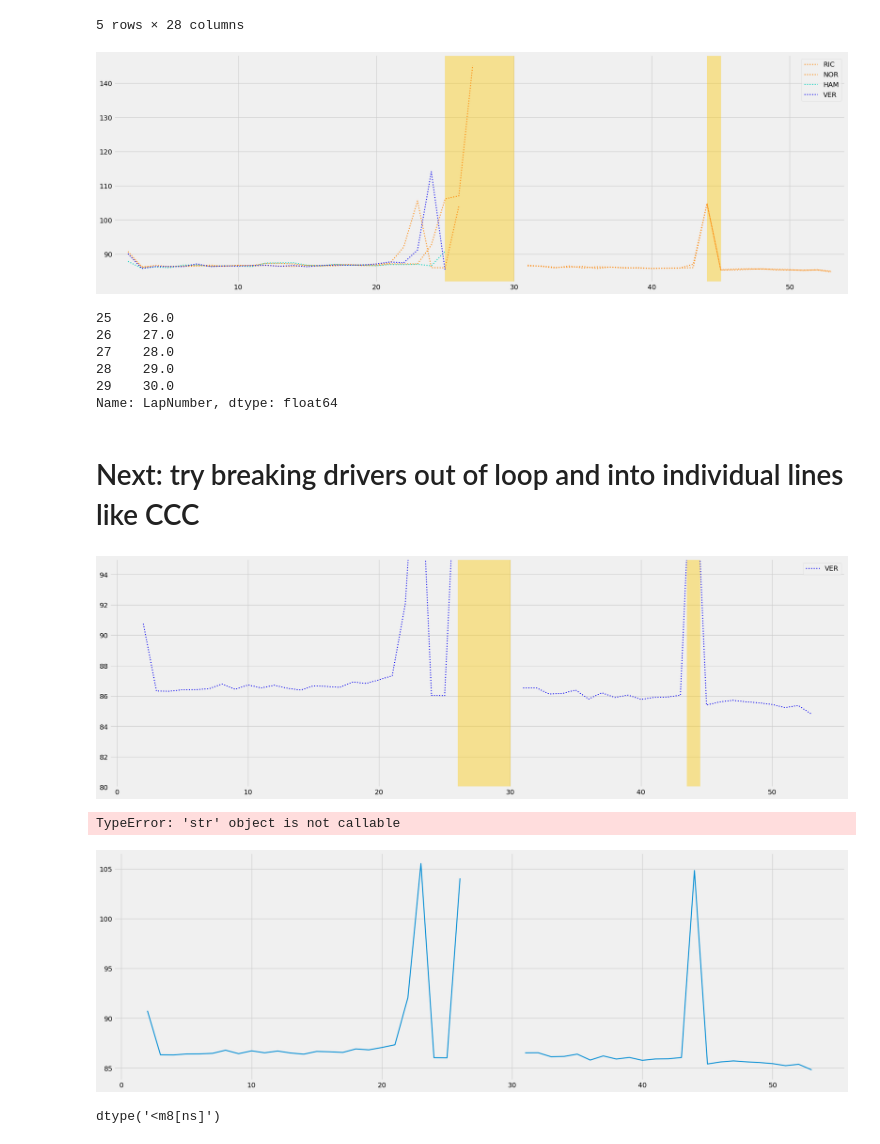
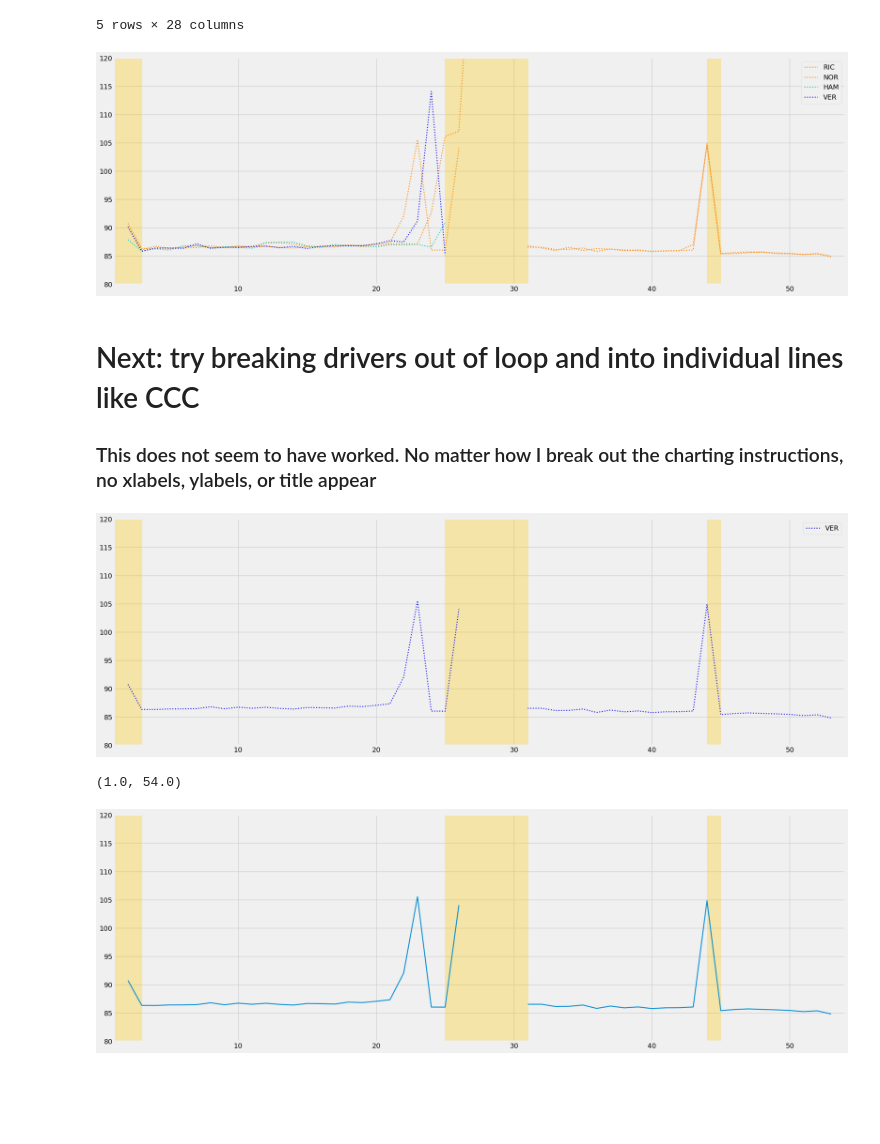
Before and after one commit to orderlogicmachine/f1-pace-analysis, a Jupyter notebook: main.ipynb, the cells around one changed output. Drawn from its saved outputs; the diff is of its cells as text; code cells hidden in the pictures; blank space fills up the shorter version.

```diff
--- a/main.ipynb
+++ b/main.ipynb
@@ -68,9 +68,10 @@ visualized_teams = []
 # sc_laps = laps_driver_1.loc[laps_driver_1['TrackStatus']] == '4'
 # %%
 sc_yellow = '#ffca00'
-sc_laps = laps_driver_1.pick_track_status('4', how="contains")
-sc_laps.join(laps_driver_1.pick_track_status('6', how="contains"))
-# plt.style.use('fivethirtyeight')
+sc_laps_1 = laps_driver_1.pick_track_status('4', how="contains")
+sc_laps_2 = laps_driver_1.pick_track_status('6', how='contains')
+
+plt.style.use('fivethirtyeight')
 plt.figure(figsize = (24, 8))
 # Append labels
 plt.xlabel = 'Lap Number'
@@ -78,9 +79,11 @@ plt.ylabel = 'Laptime'
 # Set title
 plt.title = 'Lap-by-lap pace'
 # Highlight Safety Car & Virtual Safety Car laps in F1's Safety Car Yellow
-plt.axvspan(25, 30, color=sc_yellow, alpha=0.4)
-plt.axvspan(44, 45, color=sc_yellow, alpha=0.4)
-plt.ylim()
+# Could definitely do this programatically. Outer values of consecutive runs? axvspan method can only take beginning and ending lap numbers
+plt.axvspan(1, 3, color=sc_yellow, alpha=0.3)
+plt.axvspan(25, 31, color=sc_yellow, alpha=0.3)
+plt.axvspan(44, 45, color=sc_yellow, alpha=0.3)
+plt.ylim(80, 120)
 plt.xlim(1, 54)
 
 laptimes = [race.laps.pick_driver(x)['LapTimeSeconds'].dropna() for x in drivers_to_visualize]
@@ -111,20 +114,13 @@ for driver in drivers_to_visualize:
     # Add the team to the visualized teams variable so that the next time the linestyle will be different
     visualized_teams.append(team)
 # %% [output]
-[figure, old version]
+[figure, new version]
-# %%
-print(sc_laps.LapNumber)
-# %% [output]
-25    26.0
-26    27.0
-27    28.0
-28    29.0
-29    30.0
-Name: LapNumber, dtype: float64
 # %%
 laps_driver_2.to_csv("landolaps.csv")
 # %% [markdown]
 # Next: try breaking drivers out of loop and into individual lines like CCC
+
+### This does not seem to have worked. No matter how I break out the charting instructions, no xlabels, ylabels, or title appear
 # %%
 # plt.style.use('fivethirtyeight')
 plt.figure(figsize = (24, 8))
@@ -134,9 +130,12 @@ plt.ylabel = 'Laptime'
 # Set title
 plt.title = 'Lap-by-lap pace'
 # Highlight Safety Car & Virtual Safety Car laps in F1's Safety Car Yellow
-plt.axvspan(26, 30, color=sc_yellow, alpha=0.4)
-plt.axvspan(43.5, 44.5, color=sc_yellow, alpha=0.4)
-plt.ylim(80, 95)
+# Could definitely do this programatically. Outer values of consecutive runs? axvspan method can only take beginning and ending lap numbers
+plt.axvspan(1, 3, color=sc_yellow, alpha=0.3)
+plt.axvspan(25, 31, color=sc_yellow, alpha=0.3)
+plt.axvspan(44, 45, color=sc_yellow, alpha=0.3)
+plt.ylim(80, 120)
+plt.xlim(1, 54)
 
 # laptimes = [laps.pick_driver(x)['LapTimeSeconds'].dropna() for x in drivers_to_visualize]
 
@@ -165,23 +164,23 @@ plt.legend()
 # Add the team to the visualized teams variable so that the next time the linestyle will be different
 visualized_teams.append(team)
 # %% [output]
-[figure, old version]
+[figure, new version]
 # %%
 # plt.style.use('fivethirtyeight')
 plt.figure(figsize = (24, 8))
 plt.plot(laps_driver_1.LapNumber, laps_driver_1.LapTimeSeconds, linewidth = 2)
-plt.set_xlabel('Lap Number')
+plt.xlabel = 'Lap Number'
 plt.ylabel = 'Lap Times'
 plt.title = 'Lap Pace (lower is faster)'
 plt.xlim(1, 55)
 plt.ylim()
 # Highlight Safety Car & Virtual Safety Car laps in F1's Safety Car Yellow
-plt.axvspan(26, 30, color=sc_yellow, alpha=0.4)
-plt.axvspan(44, 45, color=sc_yellow, alpha=0.4)
+# Could definitely do this programatically. Outer values of consecutive runs? axvspan method can only take beginning and ending lap numbers
+plt.axvspan(1, 3, color=sc_yellow, alpha=0.3)
+plt.axvspan(25, 31, color=sc_yellow, alpha=0.3)
+plt.axvspan(44, 45, color=sc_yellow, alpha=0.3)
+plt.ylim(80, 120)
+plt.xlim(1, 54)
 # %% [output]
-TypeError: 'str' object is not callable
+(1.0, 54.0)
-[figure, old version]
+[figure, new version]
-# %%
-laps_driver_1.LapStartTime.dtype
-# %% [output]
-dtype('<m8[ns]')
```
